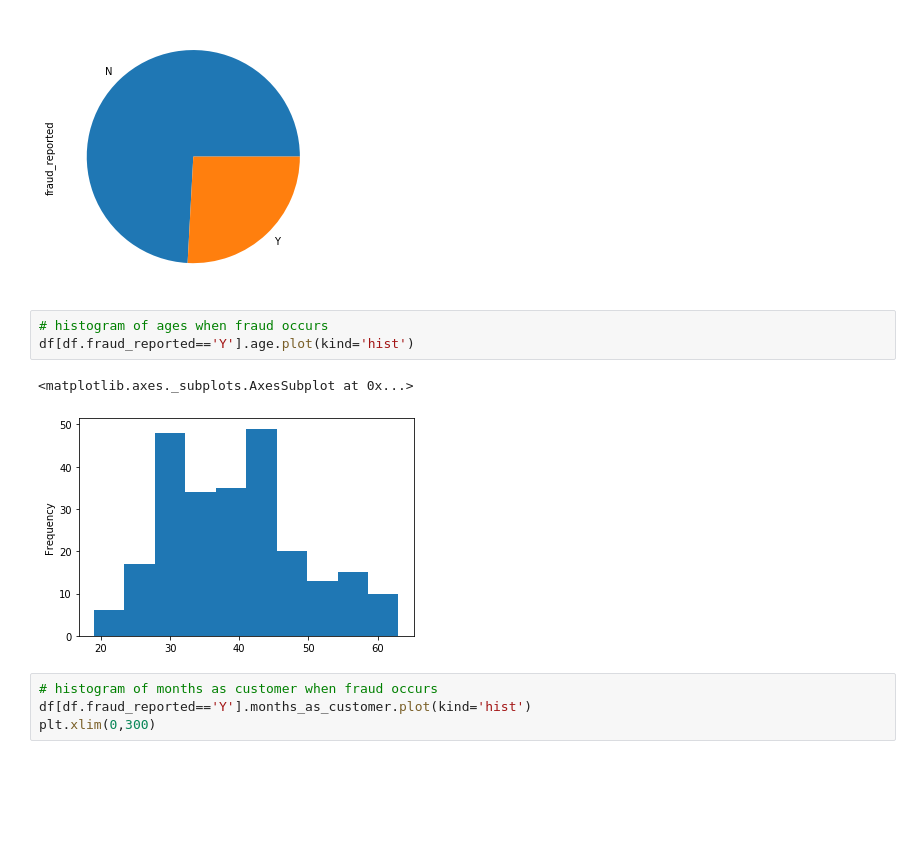
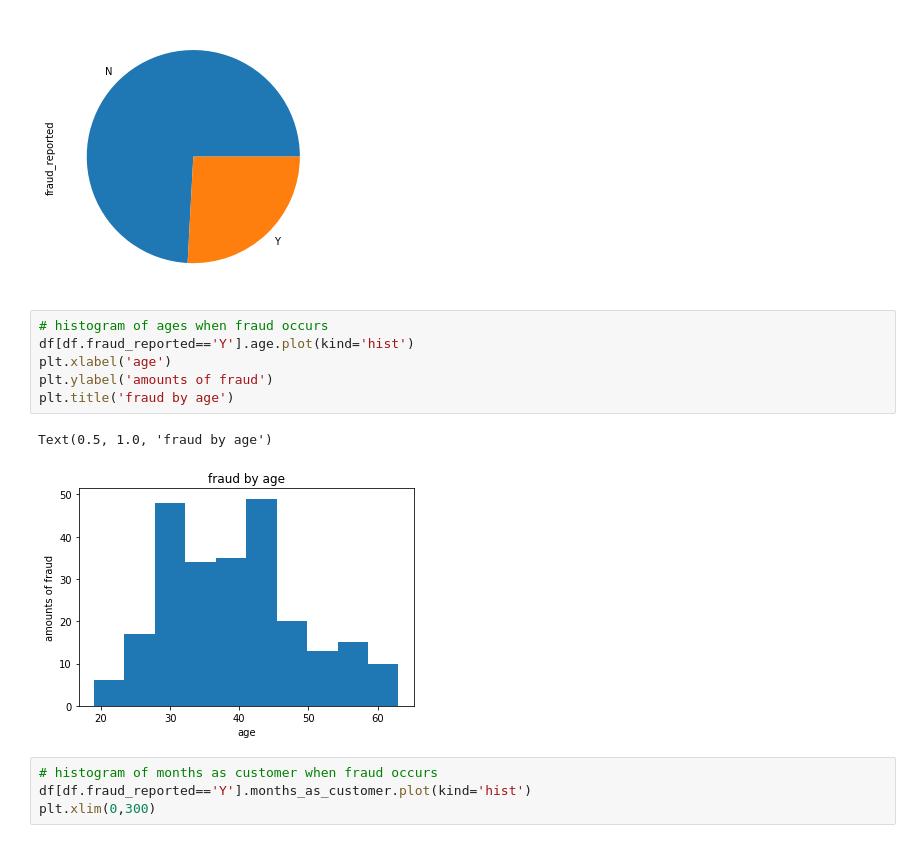
Before and after one commit to ArielJosephCohen/capstone, a Jupyter notebook: Technical_Notebook.ipynb, the cells around one changed output. Saved outputs shown, nothing was run; the diff lists cells and outputs as text; blank space fills up the shorter version.

```diff
--- a/Technical_Notebook.ipynb
+++ b/Technical_Notebook.ipynb
@@ -241,9 +241,12 @@ Ohio
 # %%
 # histogram of ages when fraud occurs
 df[df.fraud_reported=='Y'].age.plot(kind='hist')
+plt.xlabel('age')
+plt.ylabel('amounts of fraud')
+plt.title('fraud by age')
 # %% [output]
-<matplotlib.axes._subplots.AxesSubplot at 0x...>
+Text(0.5, 1.0, 'fraud by age')
-[figure, old version]
+[figure, new version]
 # %%
 # histogram of months as customer when fraud occurs
 df[df.fraud_reported=='Y'].months_as_customer.plot(kind='hist')
```
Also changed, not shown: parts of 5 cells of this notebook, 19 other files.
